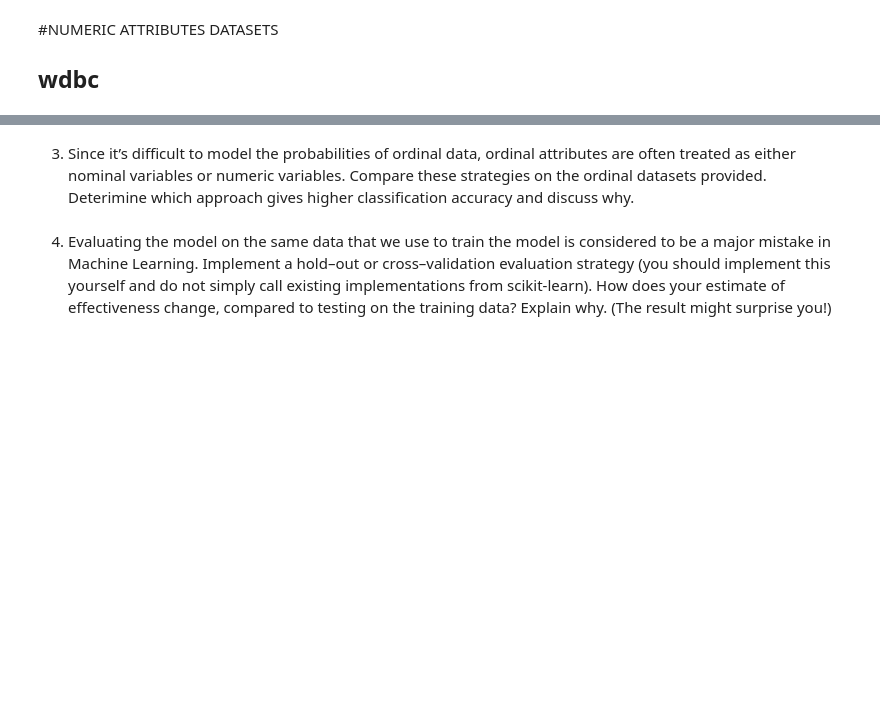
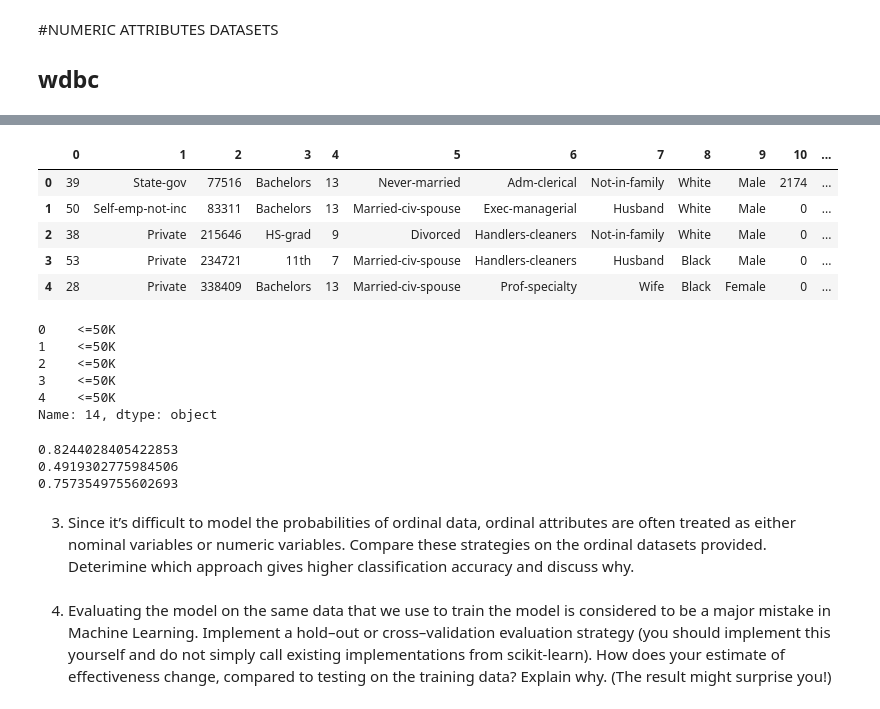
Before and after one commit to Haswf/NaiveBayesClassifier, a Jupyter notebook: assignment1_2020_template.ipynb, the cells around one changed output, grey strips where cells are left out. Cells and saved outputs as stored; diff of their text form; code cells hidden in the pictures; blank space fills up the shorter version.

```diff
--- a/assignment1_2020_template.ipynb
+++ b/assignment1_2020_template.ipynb
@@ -39,11 +39,7 @@ def handle_missing_value(data, label):
     copy = data.copy()
     # Drop rows with question mark
     copy = copy[(copy.astype(str) != '?').all(axis=1)]
-
-    # Extract label from data
-    # Filling missing value with category mode for each column
-    for i in range(copy.shape[1]):
-        copy.iloc[:,:i] = copy.iloc[:,:i].groupby(label).transform(lambda x: x.fillna(x.mode()).astype(int))
+    copy.dropna()
     return data, label
 # %%
 def equal_width_binning(data, column_indexes, bin_num):
@@ -471,0 +550,3 @@ print(accuracy(zeror_baseline, y_test))
+# %%
+label_index = 14
+data_set ="./datasets/adult.data"
@@ -472,3 +559,42 @@ print(accuracy(zeror_baseline, y_test))
+# %%
+X.head()
+# %% [output]
+|  | 0 | 1 | 2 | 3 | 4 | 5 | 6 | 7 | 8 | 9 | 10 | ... |
+| 0 | 39 | State-gov | 77516 | Bachelors | 13 | Never-married | Adm-clerical | Not-in-family | White | Male | 2174 | ... |
+| 1 | 50 | Self-emp-not-inc | 83311 | Bachelors | 13 | Married-civ-spouse | Exec-managerial | Husband | White | Male | 0 | ... |
+| 2 | 38 | Private | 215646 | HS-grad | 9 | Divorced | Handlers-cleaners | Not-in-family | White | Male | 0 | ... |
+| 3 | 53 | Private | 234721 | 11th | 7 | Married-civ-spouse | Handlers-cleaners | Husband | Black | Male | 0 | ... |
+| 4 | 28 | Private | 338409 | Bachelors | 13 | Married-civ-spouse | Prof-specialty | Wife | Black | Female | 0 | ... |
+# %%
+y.head()
+# %% [output]
+0    <=50K
+1    <=50K
+2    <=50K
+3    <=50K
+4    <=50K
+Name: 14, dtype: object
+# %%
+X_train, X_test, y_train, y_test = train_test_split(X,y)
+# result = random_baseline(X_test, y_test)
+
+bayes = BayesClassifier()
+type_list = [2, 0, 2, 1, 1, 0, 0, 0, 0, 0, 2, 2, 2, 0]
+bayes.train(X_train, y_train, build_type_dict(type_list))
+
+result = bayes.predict(X_test)
+
+print(accuracy(np.array(result), np.array(y_test)))
+
+ran_baseline = random_baseline(X_test, np.array(y_test))
+print(accuracy(ran_baseline, y_test))
+
+zeror_baseline = zero_r_baseline(X_test, np.array(y_test))
+print(accuracy(zeror_baseline, y_test))
+# %% [output]
+0.8244028405422853
+0.4919302775984506
+0.7573549755602693
 # %% [markdown]
 3. Since it’s difficult to model the probabilities of ordinal data, ordinal attributes are often treated as
 either nominal variables or numeric variables. Compare these strategies on the ordinal datasets
```
Also changed, not shown: parts of 15 cells of this notebook.
